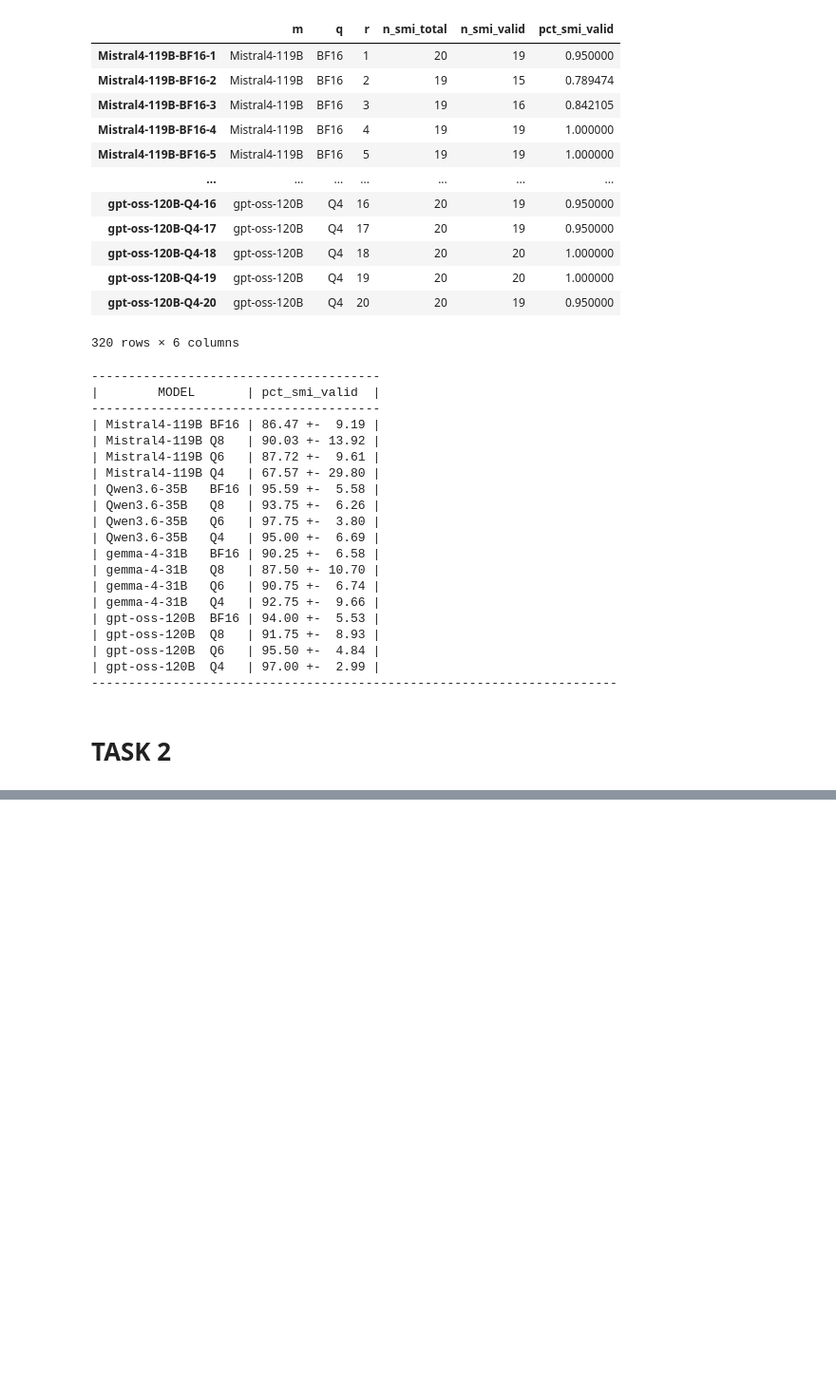
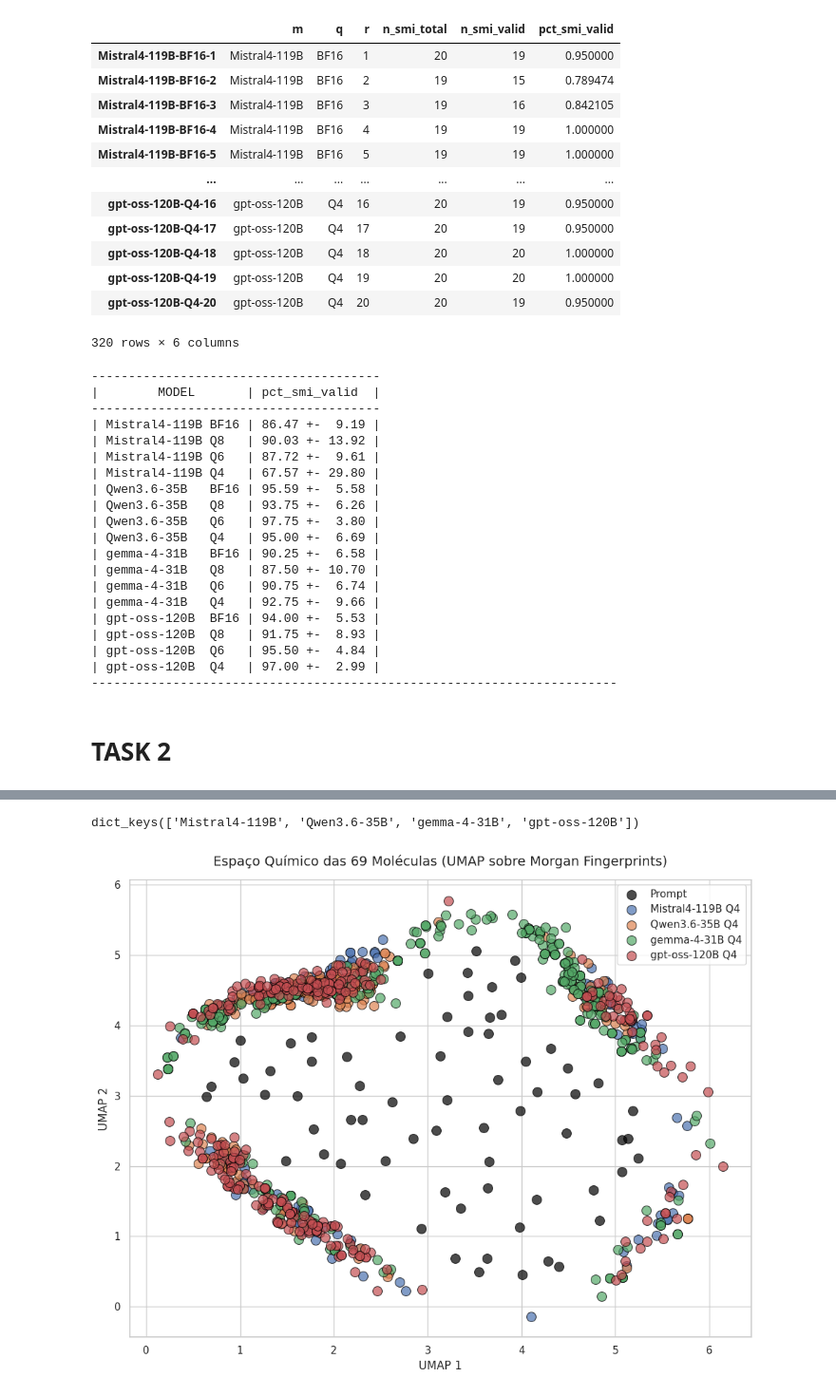
Before and after one commit to cnpem/quantization_LLM_smiles, a Jupyter notebook: src/analise_task2.ipynb, the cells around one changed output, grey strips where cells are left out. Shown at 95% size. Saved outputs shown, nothing was run; the diff lists cells and outputs as text; code cells hidden in the pictures; blank space fills up the shorter version.

```diff
--- a/src/analise_task2.ipynb
+++ b/src/analise_task2.ipynb
@@ -290,0 +311,12 @@ TypeError: 'float' object is not callable
+# %%
+d = {}
+for m in lst_models:
+    d[m] = {}
+
+    for q in lst_quants:
+        d[m][q] = []
+
+        for r in lst_replicas:
+            lst_smi = pd.read_csv(f'{path}/{m}-{q}_replica_{r}.csv')['SMILES'].values.tolist()
+            lst_valid_smi = validate_smiles(lst_smi)
+            d[m][q] += lst_valid_smi
@@ -290,0 +343,63 @@ TypeError: 'float' object is not callable
+# %%
+d.keys()
+# %% [output]
+dict_keys(['Mistral4-119B', 'Qwen3.6-35B', 'gemma-4-31B', 'gpt-oss-120B'])
+# %%
+#import pandas as pd
+#import numpy as np
+#import matplotlib.pyplot as plt
+#import seaborn as sns
+#from rdkit import Chem
+#from rdkit.Chem import AllChem
+#import umap
+
+reducer = umap.UMAP(
+    n_neighbors=15,    # Ajuste este valor (ex: 5 a 30). Como você tem poucas moléculas (69), um valor menor (ex: 5 ou 10) pode revelar mais estrutura local.
+    min_dist=0.1,      # Controla o quão agrupados os pontos ficam no gráfico
+    metric='jaccard',  # Ideal para fingerprints binários
+    random_state=42    # Para reprodutibilidade
+)
+
+
+lst_mols = [Chem.MolFromSmiles(m) for m in lst_smiles_prompt if m]
+lst_fps  = [AllChem.GetMorganFingerprintAsBitVect(mol, radius=2, nBits=2048) for mol in lst_mols]
+
+embedding_ref = reducer.fit_transform(lst_fps)
+df_ref = pd.DataFrame(embedding_ref, columns=['UMAP_1', 'UMAP_2'])
+
+plt.figure(figsize=(10, 8))
+sns.set_theme(style="whitegrid")
+
+# Criar o gráfico de dispersão
+scatter = sns.scatterplot(data=df_ref, x='UMAP_1', y='UMAP_2', s=100, alpha=0.7, color='black', edgecolor='black', label='Prompt')
+
+# ---------------------------------------------------------------------------
+
+for model in d:
+    lst_mols = [Chem.MolFromSmiles(m) for m in d[model]['Q4'] if m]
+    lst_fps  = [AllChem.GetMorganFingerprintAsBitVect(mol, radius=2, nBits=2048) for mol in lst_mols]
+    embedding_comp = reducer.transform(lst_fps)
+    df_comp = pd.DataFrame(embedding_comp, columns=['UMAP_1', 'UMAP_2'])
+
+    scatter = sns.scatterplot(data=df_comp, x='UMAP_1', y='UMAP_2', s=100, alpha=0.7, edgecolor='black', label=model+' Q4')
+
+
+# ---------------------------------------------------------------------------
+
+
+
+
+plt.title('Espaço Químico das 69 Moléculas (UMAP sobre Morgan Fingerprints)', fontsize=14, pad=15)
+plt.xlabel('UMAP 1', fontsize=12)
+plt.ylabel('UMAP 2', fontsize=12)
+
+# (Opcional) Adicionar rótulos em alguns pontos
+# Descomente o bloco abaixo se quiser ver os IDs em cima dos pontos
+# for i in range(df.shape[0]):
+#     plt.text(df['UMAP_1'][i] + 0.1, df['UMAP_2'][i] + 0.1,
+#              df['ID'][i], fontsize=8, alpha=0.7)
+
+plt.tight_layout()
+plt.show()
+# %% [output]
+[figure, added]
```
Also changed, not shown: parts of 26 cells of this notebook.
